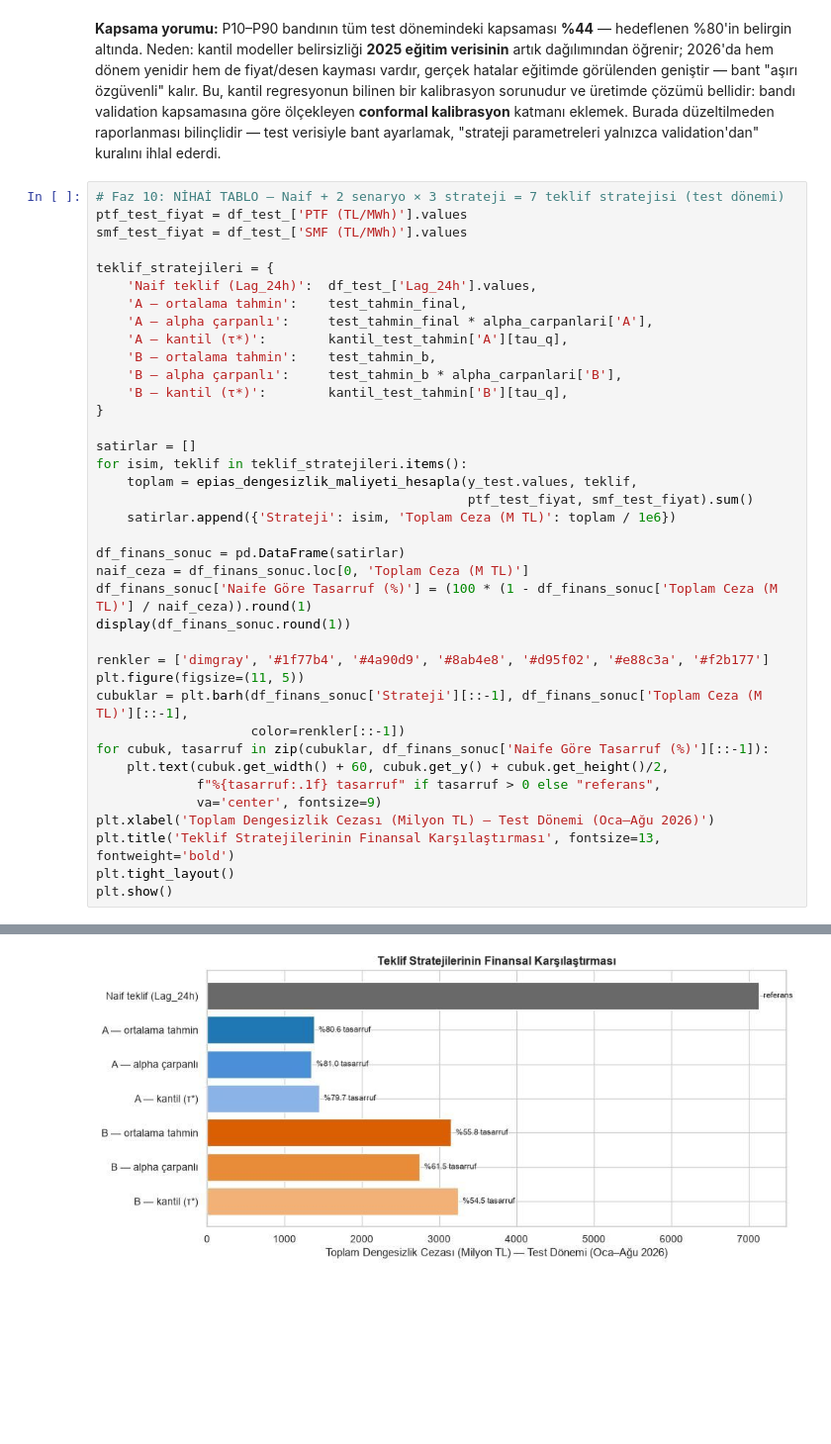
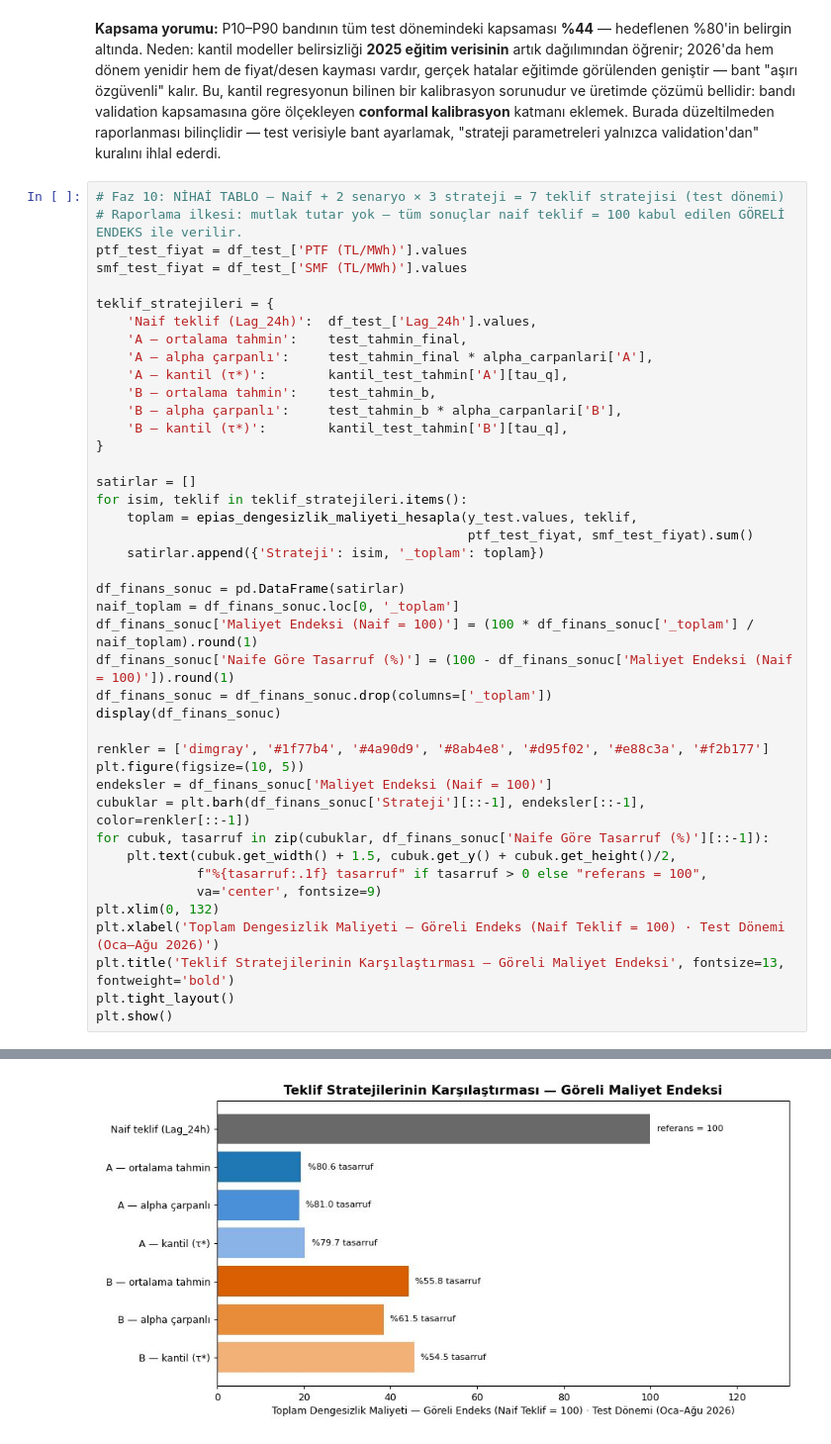
Before and after one commit to mcaglarilkay/epias-tuketim-tahmini, a Jupyter notebook: epias_final.ipynb, the cells around one changed output, grey strips where cells are left out. Shown at 99% size. Cells and saved outputs as stored; diff of their text form; blank space fills up the shorter version.

```diff
--- a/epias_final.ipynb
+++ b/epias_final.ipynb
@@ -1892,6 +1892,7 @@ P10–P90 bant kapsama oranı (tüm test dönemi): %44.0  (hedef ≈ %80)
 **Kapsama yorumu:** P10–P90 bandının tüm test dönemindeki kapsaması **%44** — hedeflenen %80'in belirgin altında. Neden: kantil modeller belirsizliği **2025 eğitim verisinin** artık dağılımından öğrenir; 2026'da hem dönem yenidir hem de fiyat/desen kayması vardır, gerçek hatalar eğitimde görülenden geniştir — bant "aşırı özgüvenli" kalır. Bu, kantil regresyonun bilinen bir kalibrasyon sorunudur ve üretimde çözümü bellidir: bandı validation kapsamasına göre ölçekleyen **conformal kalibrasyon** katmanı eklemek. Burada düzeltilmeden raporlanması bilinçlidir — test verisiyle bant ayarlamak, "strateji parametreleri yalnızca validation'dan" kuralını ihlal ederdi.
 # %%
 # Faz 10: NİHAİ TABLO — Naif + 2 senaryo × 3 strateji = 7 teklif stratejisi (test dönemi)
+# Raporlama ilkesi: mutlak tutar yok — tüm sonuçlar naif teklif = 100 kabul edilen GÖRELİ ENDEKS ile verilir.
 ptf_test_fiyat = df_test_['PTF (TL/MWh)'].values
 smf_test_fiyat = df_test_['SMF (TL/MWh)'].values
 
@@ -1909,23 +1910,26 @@ satirlar = []
 for isim, teklif in teklif_stratejileri.items():
     toplam = epias_dengesizlik_maliyeti_hesapla(y_test.values, teklif,
                                                 ptf_test_fiyat, smf_test_fiyat).sum()
-    satirlar.append({'Strateji': isim, 'Toplam Ceza (M TL)': toplam / 1e6})
+    satirlar.append({'Strateji': isim, '_toplam': toplam})
 
 df_finans_sonuc = pd.DataFrame(satirlar)
-naif_ceza = df_finans_sonuc.loc[0, 'Toplam Ceza (M TL)']
-df_finans_sonuc['Naife Göre Tasarruf (%)'] = (100 * (1 - df_finans_sonuc['Toplam Ceza (M TL)'] / naif_ceza)).round(1)
-display(df_finans_sonuc.round(1))
+naif_toplam = df_finans_sonuc.loc[0, '_toplam']
+df_finans_sonuc['Maliyet Endeksi (Naif = 100)'] = (100 * df_finans_sonuc['_toplam'] / naif_toplam).round(1)
+df_finans_sonuc['Naife Göre Tasarruf (%)'] = (100 - df_finans_sonuc['Maliyet Endeksi (Naif = 100)']).round(1)
+df_finans_sonuc = df_finans_sonuc.drop(columns=['_toplam'])
+display(df_finans_sonuc)
 
 renkler = ['dimgray', '#1f77b4', '#4a90d9', '#8ab4e8', '#d95f02', '#e88c3a', '#f2b177']
-plt.figure(figsize=(11, 5))
-cubuklar = plt.barh(df_finans_sonuc['Strateji'][::-1], df_finans_sonuc['Toplam Ceza (M TL)'][::-1],
-                    color=renkler[::-1])
+plt.figure(figsize=(10, 5))
+endeksler = df_finans_sonuc['Maliyet Endeksi (Naif = 100)']
+cubuklar = plt.barh(df_finans_sonuc['Strateji'][::-1], endeksler[::-1], color=renkler[::-1])
 for cubuk, tasarruf in zip(cubuklar, df_finans_sonuc['Naife Göre Tasarruf (%)'][::-1]):
-    plt.text(cubuk.get_width() + 60, cubuk.get_y() + cubuk.get_height()/2,
-             f"%{tasarruf:.1f} tasarruf" if tasarruf > 0 else "referans",
+    plt.text(cubuk.get_width() + 1.5, cubuk.get_y() + cubuk.get_height()/2,
+             f"%{tasarruf:.1f} tasarruf" if tasarruf > 0 else "referans = 100",
              va='center', fontsize=9)
-plt.xlabel('Toplam Dengesizlik Cezası (Milyon TL) — Test Dönemi (Oca–Ağu 2026)')
-plt.title('Teklif Stratejilerinin Finansal Karşılaştırması', fontsize=13, fontweight='bold')
+plt.xlim(0, 132)
+plt.xlabel('Toplam Dengesizlik Maliyeti — Göreli Endeks (Naif Teklif = 100) · Test Dönemi (Oca–Ağu 2026)')
+plt.title('Teklif Stratejilerinin Karşılaştırması — Göreli Maliyet Endeksi', fontsize=13, fontweight='bold')
 plt.tight_layout()
 plt.show()
 # %% [output]
@@ -1940 +1944 @@ plt.show()
-[figure, old version]
+[figure, new version]
```
Also changed, not shown: parts of 4 cells of this notebook, 1 other file.
